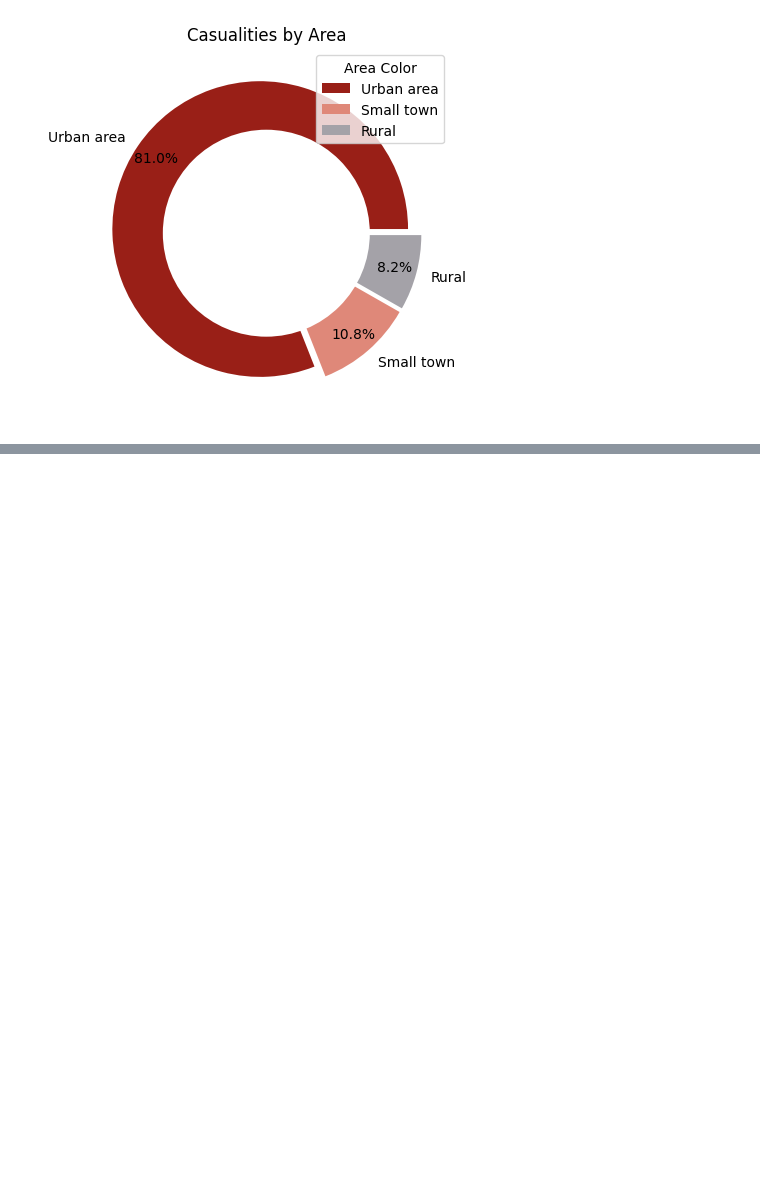
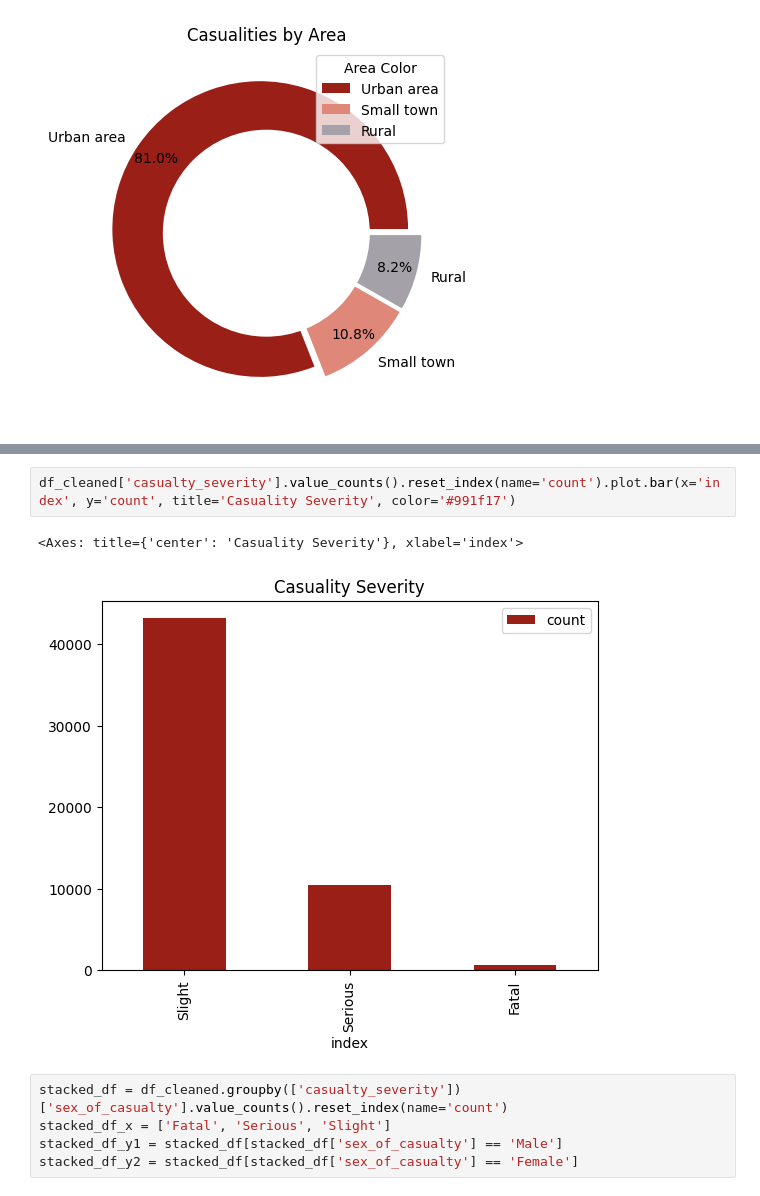
Before and after one commit to ZeynabRostami/road_casualty_data_analysis_2022, a Jupyter notebook: road_casualty_data_analysis_2022.ipynb, the cells around one changed output, grey strips where cells are left out. Saved outputs shown, nothing was run; the diff lists cells and outputs as text; blank space fills up the shorter version.

Commit message:
fatal analysis

```diff
--- a/road_casualty_data_analysis_2022.ipynb
+++ b/road_casualty_data_analysis_2022.ipynb
@@ -239,3 +259,13 @@ fig = px.sunburst(sunburst_df, path=['sex_of_casualty', 'casualty_class'],
 fig.show()
 # %% [output]
 [interactive output not drawn]
+# %%
+df_cleaned['casualty_severity'].value_counts().reset_index(name='count').plot.bar(x='index', y='count', title='Casuality Severity', color='#991f17')
+# %% [output]
+<Axes: title={'center': 'Casuality Severity'}, xlabel='index'>
+[figure, added]
+# %%
+stacked_df = df_cleaned.groupby(['casualty_severity'])['sex_of_casualty'].value_counts().reset_index(name='count')
+stacked_df_x = ['Fatal', 'Serious', 'Slight']
+stacked_df_y1 = stacked_df[stacked_df['sex_of_casualty'] == 'Male']
+stacked_df_y2 = stacked_df[stacked_df['sex_of_casualty'] == 'Female']
```
Also changed, not shown: parts of 12 cells of this notebook.
